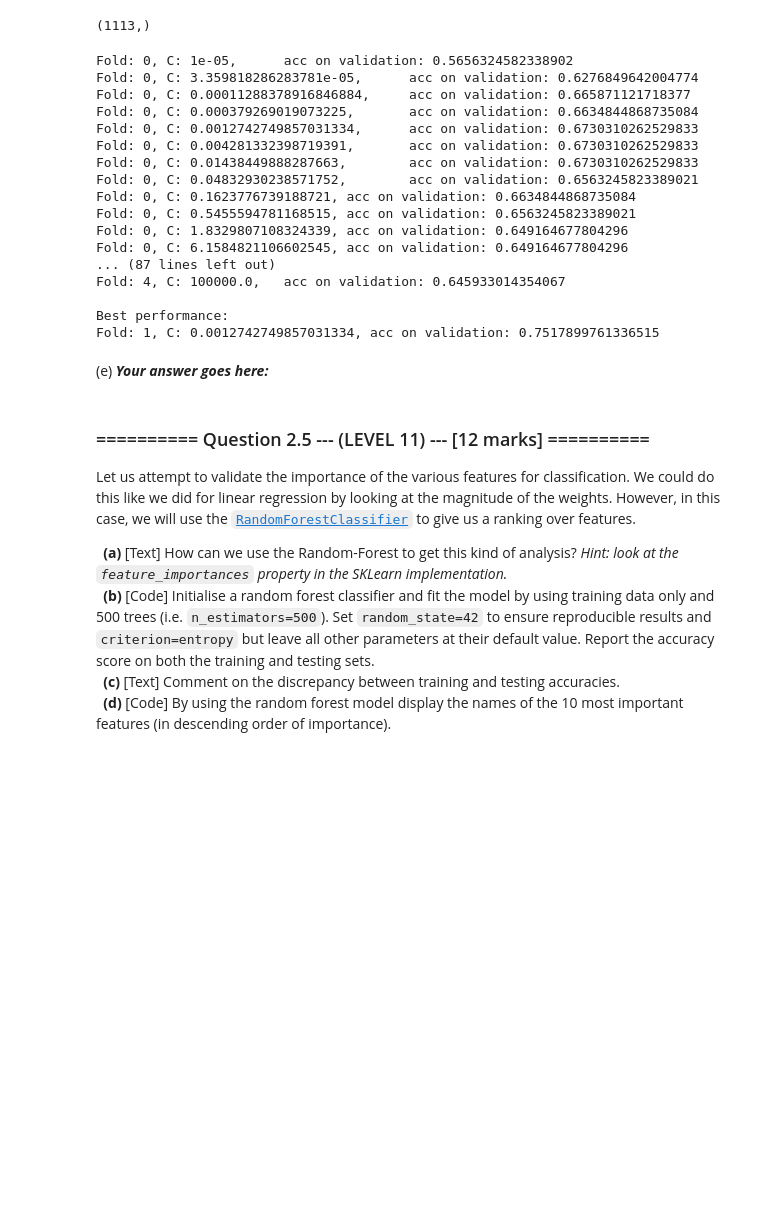
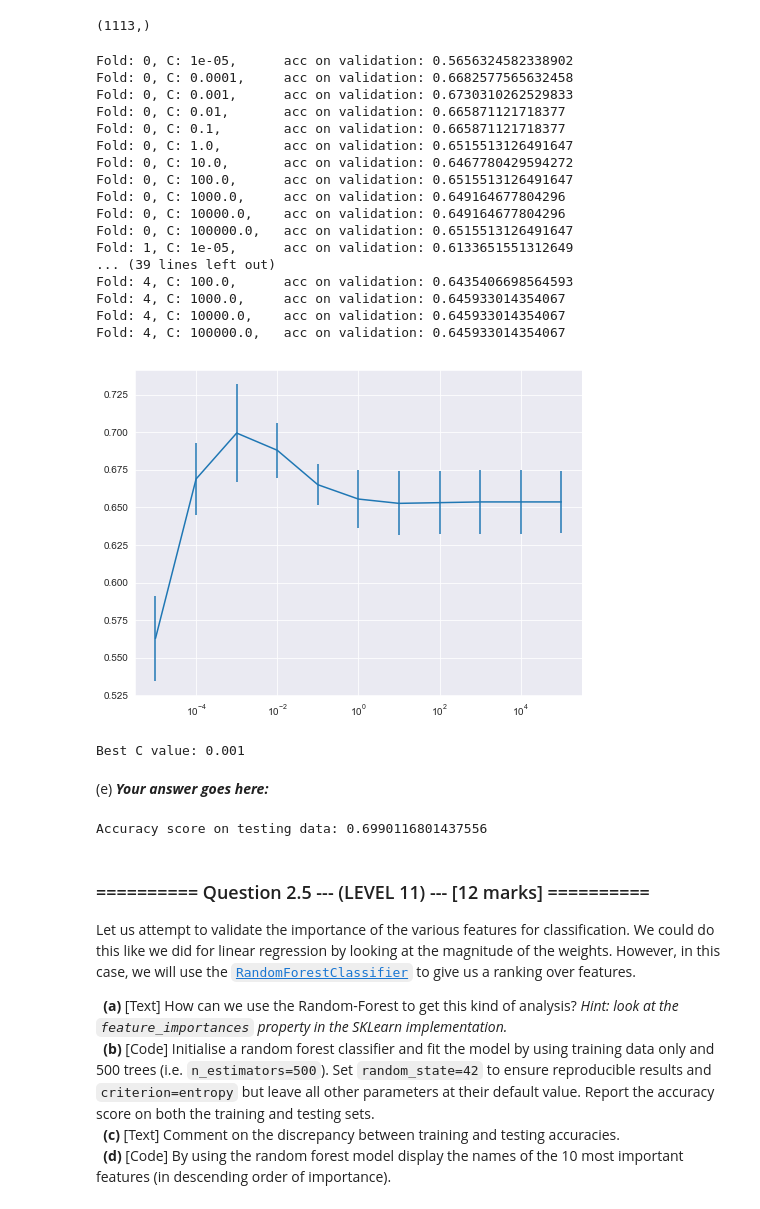
Before and after one commit to zhanshenlc/IAML2018, a Jupyter notebook: Assignments/03_A_ObjectRecognition.ipynb, the cells around one changed output. Cells and saved outputs as stored; diff of their text form; code cells hidden in the pictures; blank space fills up the shorter version.

```diff
--- a/Assignments/03_A_ObjectRecognition.ipynb
+++ b/Assignments/03_A_ObjectRecognition.ipynb
@@ -411,47 +412,45 @@ display(X_train.shape, y_train.shape, X_test.shape, y_test.shape)
 # (c) # Your Code goes here:
 lr2 = LogisticRegression(solver='lbfgs')
 
-C_values = np.logspace(start=-5, stop=5, base=10, dtype=float, num=20)
+c_num = 11
+k_num = 5
 
-kf = KFold(n_splits=5, shuffle=True, random_state=0)
+C_values = np.logspace(start=-5, stop=5, base=10, dtype=float, num=c_num)
 
+kf = KFold(n_splits=k_num, shuffle=True, random_state=0)
+
+# Fold index
 k_index = 0
-k_max = 0
-c_max = 0
-acc_max = 0
+# Placeholder for accuracies
+accs = np.zeros(k_num * c_num).reshape(k_num, c_num)
 
 for train_index, valid_index in kf.split(X_train):
     X_train_k, X_valid_k = X_train[train_index], X_train[valid_index]
     y_train_k, y_valid_k = y_train[train_index], y_train[valid_index]
-    for c_index in range(0, 20):
+    for c_index in range(0, c_num):
         c_temp = C_values[c_index]
         lr2.C = c_temp
         lr2.fit(X=X_train_k, y=y_train_k)
         acc_temp = lr2.score(X=X_valid_k, y=y_valid_k)
         print("Fold: {}, C: {},\tacc on validation: {}".format(k_index, c_temp, acc_temp))
-        if acc_temp > acc_max:
-            k_max = k_index
-            c_max = c_index
-            acc_max = acc_temp
+        # Feed the accuracy in the placeholder
+        accs[k_index][c_index] = acc_temp
     k_index = k_index + 1
-
-print("\nBest performance:")
-print("Fold: {}, C: {}, acc on validation: {}".format(k_max, C_values[c_max], acc_max))
 # %% [output]
 Fold: 0, C: 1e-05,      acc on validation: 0.5656324582338902
-Fold: 0, C: 3.359818286283781e-05,      acc on validation: 0.6276849642004774
-Fold: 0, C: 0.00011288378916846884,     acc on validation: 0.665871121718377
-Fold: 0, C: 0.000379269019073225,       acc on validation: 0.6634844868735084
-Fold: 0, C: 0.0012742749857031334,      acc on validation: 0.6730310262529833
-Fold: 0, C: 0.004281332398719391,       acc on validation: 0.6730310262529833
-Fold: 0, C: 0.01438449888287663,        acc on validation: 0.6730310262529833
-Fold: 0, C: 0.04832930238571752,        acc on validation: 0.6563245823389021
-Fold: 0, C: 0.1623776739188721, acc on validation: 0.6634844868735084
-Fold: 0, C: 0.5455594781168515, acc on validation: 0.6563245823389021
-Fold: 0, C: 1.8329807108324339, acc on validation: 0.649164677804296
-Fold: 0, C: 6.1584821106602545, acc on validation: 0.649164677804296
-... (87 lines left out)
+Fold: 0, C: 0.0001,     acc on validation: 0.6682577565632458
+Fold: 0, C: 0.001,      acc on validation: 0.6730310262529833
+Fold: 0, C: 0.01,       acc on validation: 0.665871121718377
+Fold: 0, C: 0.1,        acc on validation: 0.665871121718377
+Fold: 0, C: 1.0,        acc on validation: 0.6515513126491647
+Fold: 0, C: 10.0,       acc on validation: 0.6467780429594272
+Fold: 0, C: 100.0,      acc on validation: 0.6515513126491647
+Fold: 0, C: 1000.0,     acc on validation: 0.649164677804296
+Fold: 0, C: 10000.0,    acc on validation: 0.649164677804296
+Fold: 0, C: 100000.0,   acc on validation: 0.6515513126491647
+Fold: 1, C: 1e-05,      acc on validation: 0.6133651551312649
+... (39 lines left out)
+Fold: 4, C: 100.0,      acc on validation: 0.6435406698564593
+Fold: 4, C: 1000.0,     acc on validation: 0.645933014354067
+Fold: 4, C: 10000.0,    acc on validation: 0.645933014354067
 Fold: 4, C: 100000.0,   acc on validation: 0.645933014354067
-
-Best performance:
-Fold: 1, C: 0.0012742749857031334, acc on validation: 0.7517899761336515
@@ -460,2 +457,18 @@ Fold: 1, C: 0.0012742749857031334, acc on validation: 0.7517899761336515
+# %%
+# (d) # Your Code goes here:
+acc_mean = np.mean(accs, axis=0)
+acc_sd = np.sqrt(np.var(accs, axis=0))
+
+fig2, axes2 = plt.subplots(1, 1, figsize=(8, 6))
+axes2.set_xscale('log')
+plt5 = plt.errorbar(x=C_values, y=acc_mean, yerr=acc_sd)
+plt.show()
+
+c_best = C_values[np.where(acc_mean == np.max(acc_mean))][0]
+# c_best == C_values[np.where(acc_mean + acc_sd == np.max(acc_mean + acc_sd))][0]
+print("Best C value: {}".format(c_best))
+# %% [output]
+[figure, added]
+Best C value: 0.001
 # %% [markdown]
 (e) ***Your answer goes here:***
@@ -464,3 +475,10 @@ Fold: 1, C: 0.0012742749857031334, acc on validation: 0.7517899761336515
+# %%
+# (f) # Your Code goes here:
+lr3 = LogisticRegression(solver='lbfgs', C=c_best)
+lr3.fit(X=X_train, y=y_train)
+print("Accuracy score on testing data: {}".format(lr3.score(X=X_test, y=y_test)))
+# %% [output]
+Accuracy score on testing data: 0.6990116801437556
 # %% [markdown]
 ### ========== Question 2.5 --- (LEVEL 11) --- [12 marks] ==========
 
```
Also changed, not shown: parts of 11 cells of this notebook.
